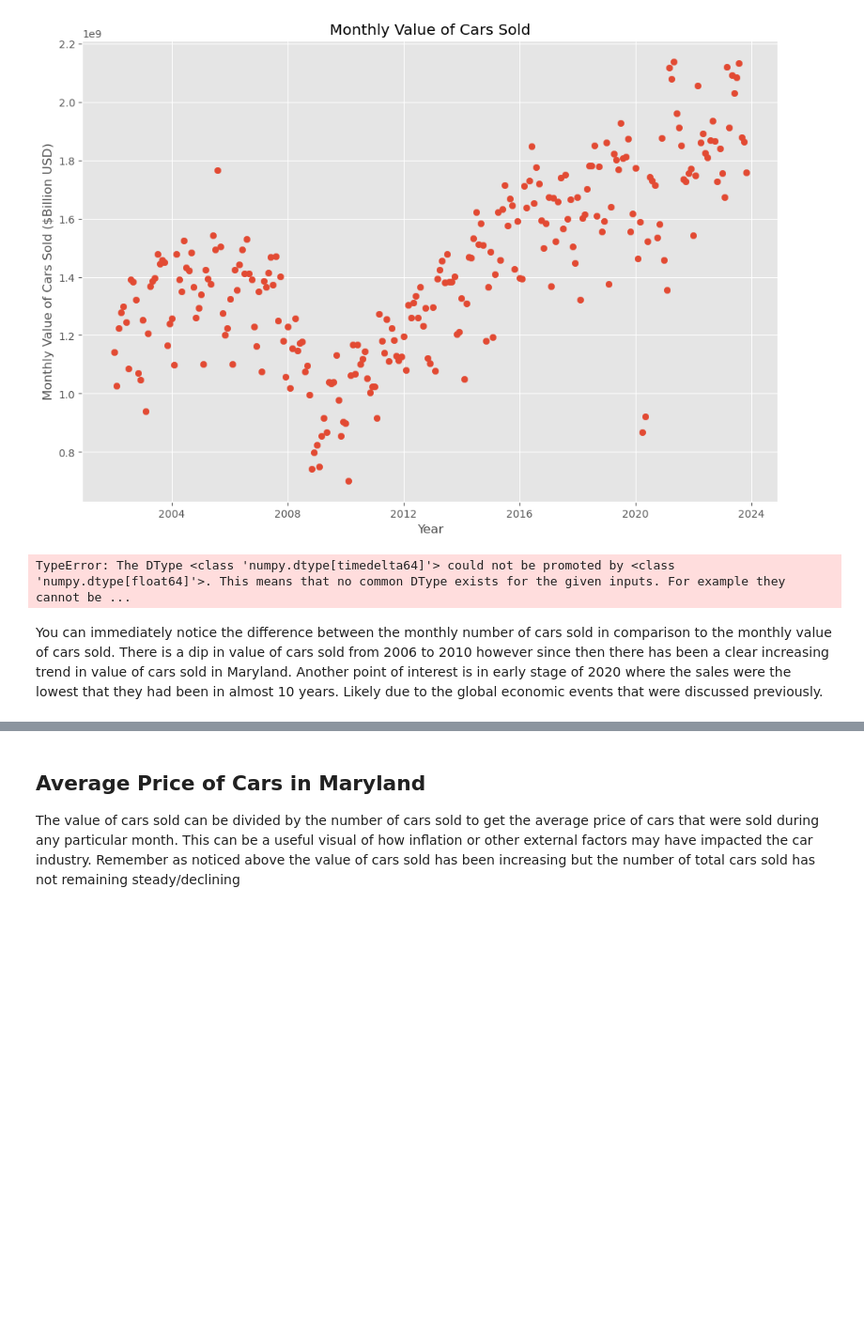
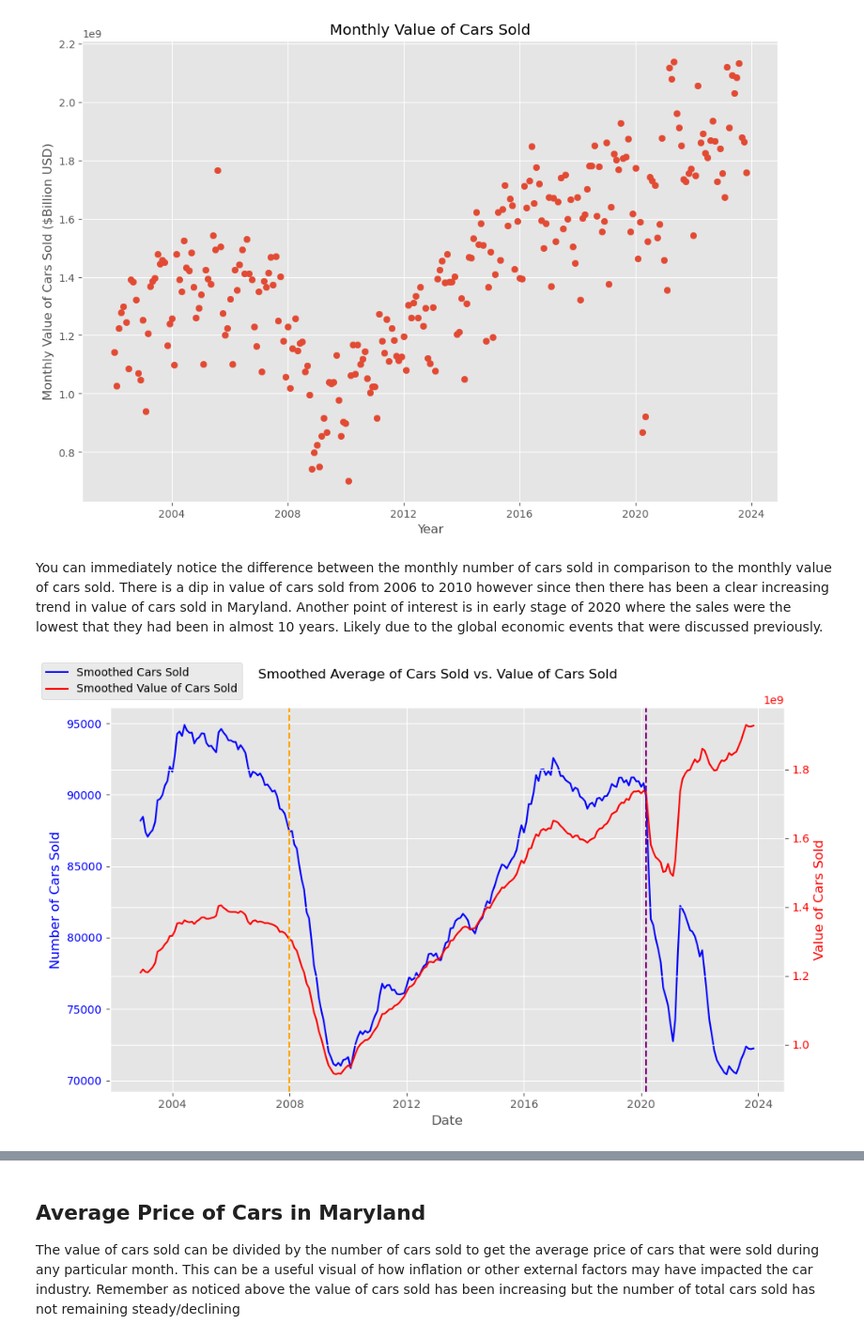
Before and after one commit to bennicholson2/Maryland-Car-Sales-Data, a Jupyter notebook: sales_project_chapters/sales_project_chapter_1.ipynb, the cells around one changed output, grey strips where cells are left out. Shown at 94% size. Cells and saved outputs as stored; diff of their text form; code cells hidden in the pictures; blank space fills up the shorter version.

```diff
--- a/sales_project_chapters/sales_project_chapter_1.ipynb
+++ b/sales_project_chapters/sales_project_chapter_1.ipynb
@@ -159,30 +263,41 @@ While there are declines in both of these the nature of their changes are differ
 scatterplot(monthly_data.index,monthly_data['total_value_cars_sold'],'Monthly Value of Cars Sold','Year','Monthly Value of Cars Sold ($Billion USD)')
 # %% [output]
 [figure]
-# %%
-#Create a new cubic spline which has a higher s value value which is going to increase the smoothness
-monthly_data.index
-monthly_data['total_value_cars_sold']
-
-from scipy.interpolate import UnivariateSpline
-from scipy.interpolate import CubicSpline
-cubicspline = CubicSpline(monthly_data.index,monthly_data['total_value_cars_sold'])
-
-spline = UnivariateSpline(monthly_data.index,monthly_data['total_value_cars_sold'],s=0.5)
-
-x_smooth = np.linspace(monthly_data.index.min(),monthly_data['total_value_cars_sold'].max(),100)
-y_smooth = spline(x_smooth)
-
-plt.figure(figsize=(10, 6))
-plt.plot(monthly_data.index,monthly_data['total_value_cars_sold'],'o',label = 'Data Points')
-plt.plot(x_smooth,y_smooth,label='Cubic Spline')
-plt.legend()
-plt.xlabel('x_values')
-plt.ylabel('y_values')
-plt.title('Cubic Spline Fitting s=0.5')
-plt.grid(True)
-plt.show()
-# %% [output]
-TypeError: The DType <class 'numpy.dtype[timedelta64]'> could not be promoted by <class 'numpy.dtype[float64]'>. This means that no common DType exists for the given inputs. For example they cannot be ...
 # %% [markdown]
 You can immediately notice the difference between the monthly number of cars sold in comparison to the monthly value of cars sold. There is a dip in value of cars sold from 2006 to 2010 however since then there has been a clear increasing trend in value of cars sold in Maryland. Another point of interest is in early stage of 2020 where the sales were the lowest that they had been in almost 10 years. Likely due to the global economic events that were discussed previously.
+# %%
+#Take a smoothed average of number of cars sold and value of cars sold
+#Plot them on the same graph and look at the difference in movement
+import matplotlib.pyplot as plt
+
+# Assuming you have already calculated the rolling averages
+yearly_rolling_total_cars_sold = monthly_data['total_cars_sold'].rolling(12).mean()
+yearly_rolling_total_value_cars_sold = monthly_data['total_value_cars_sold'].rolling(12).mean()
+
+# Plotting
+fig, ax1 = plt.subplots(figsize=(10, 6))  # Adjust the figure size as needed
+
+# Plotting the first variable (cars sold) on the primary y-axis
+ax1.plot(monthly_data.index, yearly_rolling_total_cars_sold, label='Smoothed Cars Sold', color='blue')
+ax1.set_xlabel('Date')
+ax1.set_ylabel('Number of Cars Sold', color='blue')
+ax1.tick_params(axis='y', labelcolor='blue')
+
+# Creating a secondary y-axis for the second variable (value of cars sold)
+ax2 = ax1.twinx()
+ax2.plot(monthly_data.index, yearly_rolling_total_value_cars_sold, label='Smoothed Value of Cars Sold', color='red')
+ax2.set_ylabel('Value of Cars Sold', color='red')
+ax2.tick_params(axis='y', labelcolor='red')
+
+# Adding title and legend
+fig.suptitle('Smoothed Average of Cars Sold vs. Value of Cars Sold')
+fig.legend(loc='upper left')
+
+plt.axvline(x=gfc_date, color='orange', linestyle='--', label='Global Financial Crisis')
+plt.axvline(x=covid_date, color='purple', linestyle='--', label='COVID-19 Pandemic')
+
+plt.grid(True)  # Show grid
+plt.tight_layout()  # Adjust layout to prevent clipping of labels
+plt.show()
+# %% [output]
+[figure, added]
```
Also changed, not shown: parts of 18 cells of this notebook.
